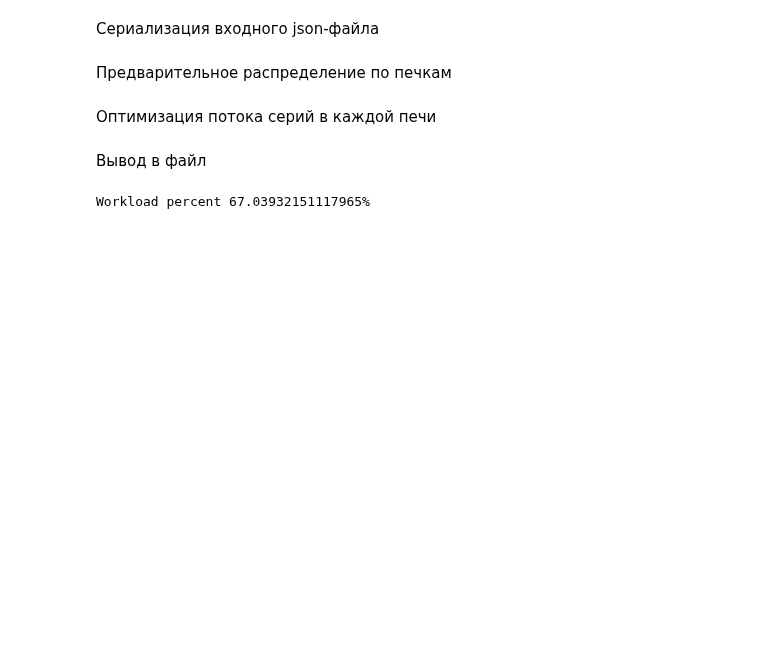
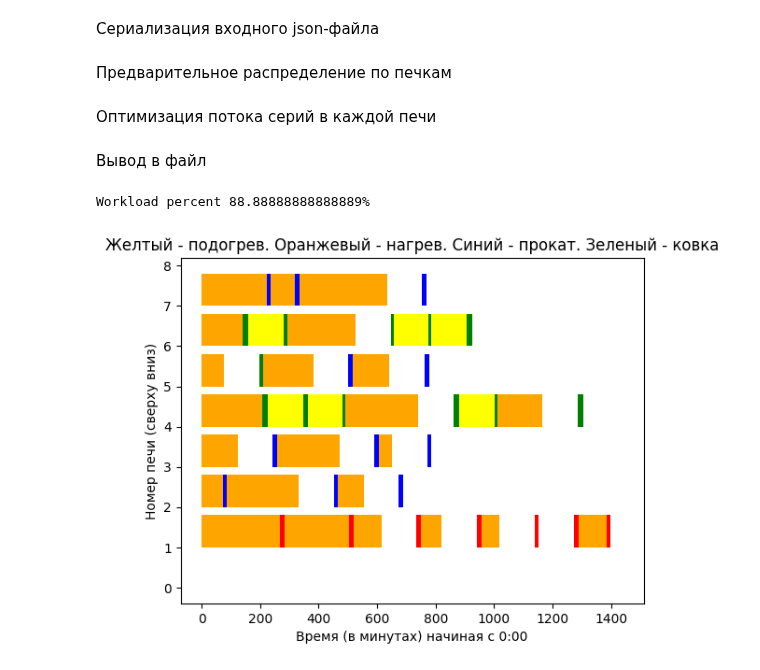
Before and after one commit to blvckmarker/incredible-rosatom, a Jupyter notebook: main.ipynb, the cells around one changed output. Cells and saved outputs as stored; diff of their text form; code cells hidden in the pictures; blank space fills up the shorter version.

```diff
--- a/main.ipynb
+++ b/main.ipynb
@@ -30,7 +30,7 @@ dataset : list[DayData] = []
 # for _,_,files in os.walk(root):
 #     for file in files:
 #         dataset.append(DayData(**json.loads(open(root + file).read())))
-path = './train/day-0.json'
+path = './train/mini-day1.json'
 dataset.append(DayData(**json.loads(open(path).read())))
 # %% [markdown]
 Предварительное распределение по печкам
@@ -164,34 +164,38 @@ with open('./etc/out.txt', 'w') as w:
 workload = sum([len(optimized_ovens_stream[oven]) for oven in optimized_ovens_stream.keys()])
 print(f'Workload percent {(workload / len(dataset[0].series) * 100)}%')
 # %% [output]
-Workload percent 67.03932151117965%
+Workload percent 88.88888888888889%
 # %%
 def map_color(type :str):
     if type == 'nagrev':
         return 'orange'
     if type == 'kovka':
         return 'green'
     if type == 'otzhig':
         return 'red'
     if type == 'progrev goev':
         return 'yellow'
     if type == 'prokat':
         return 'blue'
 
 fig, ax = plt.subplots()
 ax.plot([0, 1440], [0, len(optimized_ovens_stream.keys())])
 ax.get_lines()[0].remove()
 
 cnt = len(optimized_ovens_stream.keys())
 for oven in optimized_ovens_stream.keys():
     for ser in optimized_ovens_stream[oven]:
         for op in ser.operations:
             ax.add_patch(Rectangle( (op.abs_start, cnt), op.abs_end - op.abs_start, 0.8, facecolor=map_color(op.type)))
     cnt -= 1
 
+ax.set_xlabel('Время (в минутах) начиная с 0:00')
+ax.set_ylabel('Номер печи (сверху вниз)')
 
 ax.set_title('Желтый - подогрев. Оранжевый - нагрев. Синий - прокат. Зеленый - ковка')
 plt.show()
 
 # Здесь есть нюанс с изменением темпы. печи в зависимости от серии
 # Пропуски между соседними состояними - это состояние нагревания/охлаждения печи под серию
+# %% [output]
+[figure, added]
```
Also changed, not shown: 1 other file.
